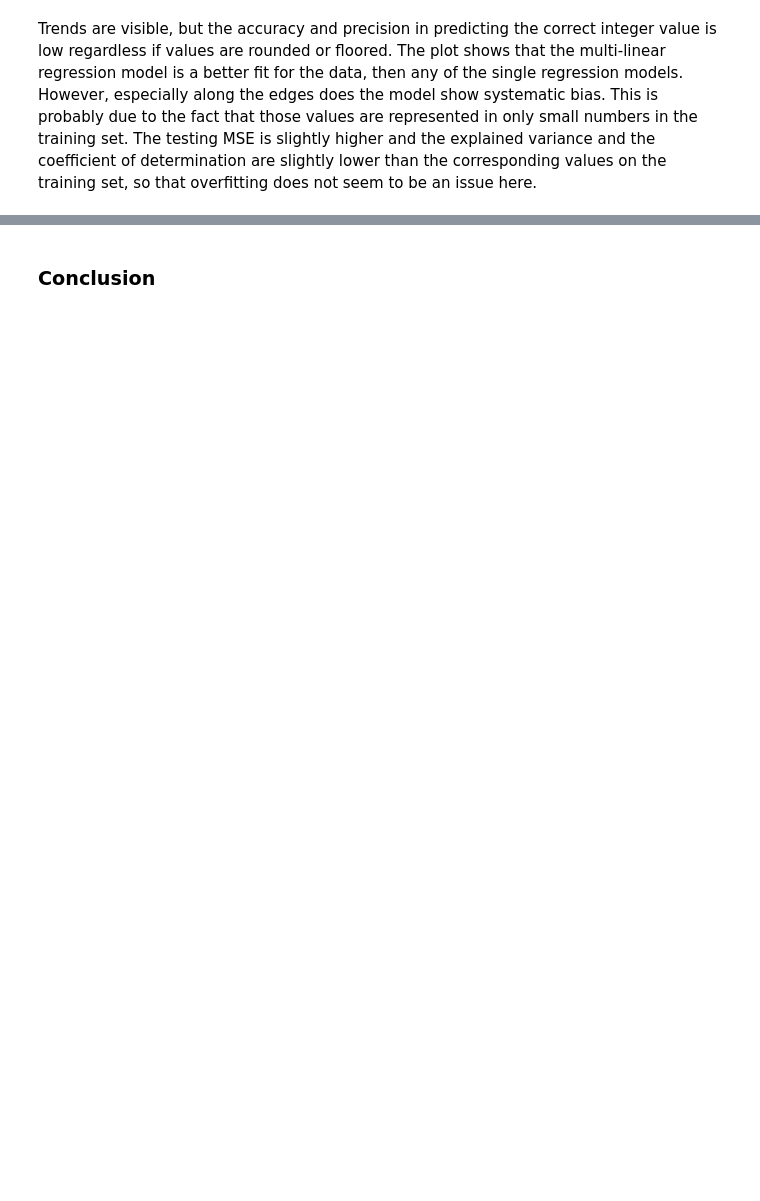
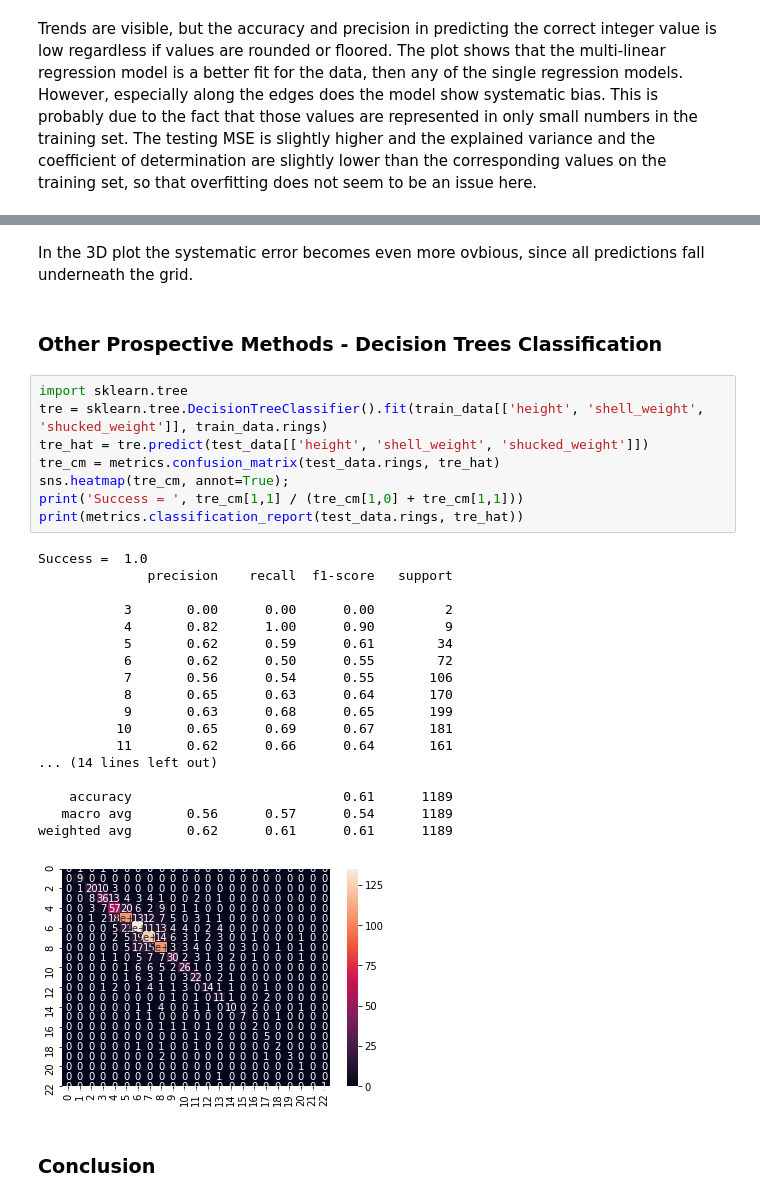
Before and after one commit to SHollatz/project_CSPB3022_abalone, a Jupyter notebook: abalone.ipynb, the cells around one changed output, grey strips where cells are left out. Cells and saved outputs as stored; diff of their text form; blank space fills up the shorter version.

```diff
--- a/abalone.ipynb
+++ b/abalone.ipynb
@@ -1217,2 +1295,33 @@ Trends are visible, but the accuracy and precision in predicting the correct int
+# %% [markdown]
+In the 3D plot the systematic error becomes even more ovbious, since all predictions fall underneath the grid.
+# %% [markdown]
+### Other Prospective Methods - Decision Trees Classification
+# %%
+import sklearn.tree
+tre = sklearn.tree.DecisionTreeClassifier().fit(train_data[['height', 'shell_weight', 'shucked_weight']], train_data.rings)
+tre_hat = tre.predict(test_data[['height', 'shell_weight', 'shucked_weight']])
+tre_cm = metrics.confusion_matrix(test_data.rings, tre_hat)
+sns.heatmap(tre_cm, annot=True);
+print('Success = ', tre_cm[1,1] / (tre_cm[1,0] + tre_cm[1,1]))
+print(metrics.classification_report(test_data.rings, tre_hat))
+# %% [output]
+Success =  1.0
+              precision    recall  f1-score   support
+
+           3       0.00      0.00      0.00         2
+           4       0.82      1.00      0.90         9
+           5       0.62      0.59      0.61        34
+           6       0.62      0.50      0.55        72
+           7       0.56      0.54      0.55       106
+           8       0.65      0.63      0.64       170
+           9       0.63      0.68      0.65       199
+          10       0.65      0.69      0.67       181
+          11       0.62      0.66      0.64       161
+... (14 lines left out)
+
+    accuracy                           0.61      1189
+   macro avg       0.56      0.57      0.54      1189
+weighted avg       0.62      0.61      0.61      1189
+[figure, added]
 # %% [markdown]
 ### Conclusion
```
Also changed, not shown: parts of 16 cells of this notebook.
